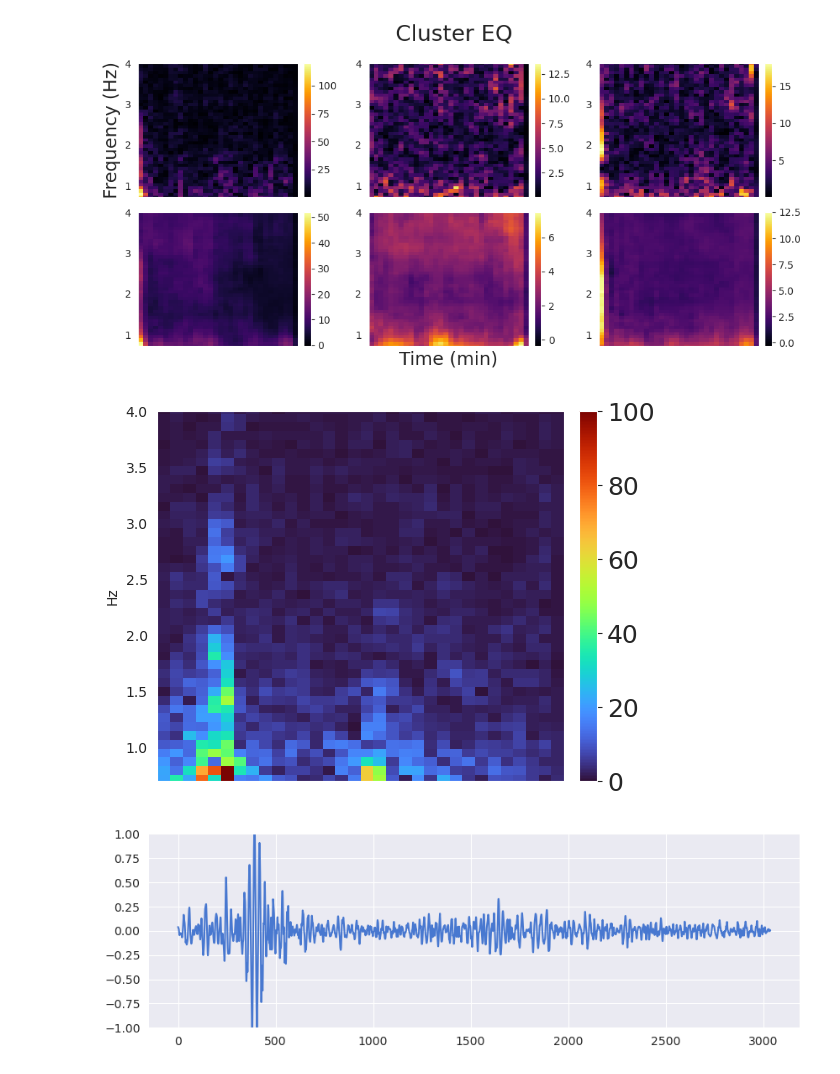
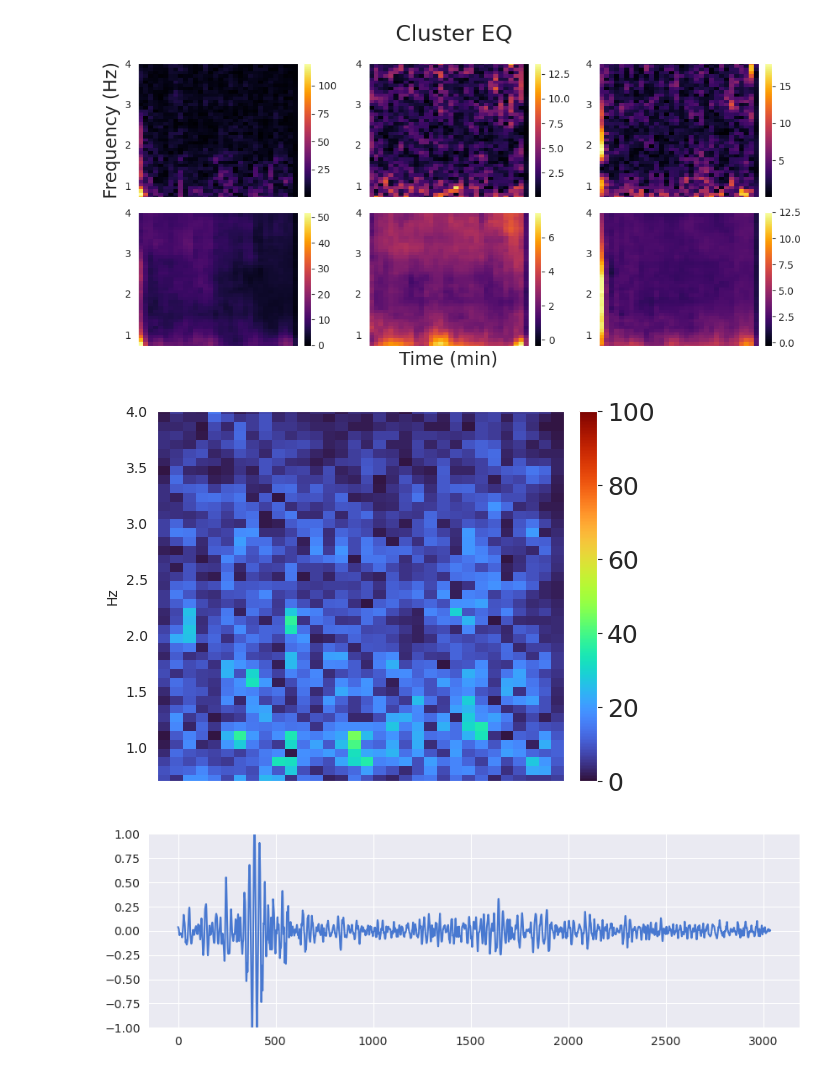
Before and after one commit to haykalmhs/AnakKrakatauEWSFinal, a Jupyter notebook: notebook/3. Autoencoder DEC.ipynb, the cells around one changed output. Drawn from its saved outputs; the diff is of its cells as text; code cells hidden in the pictures.

```diff
--- a/notebook/3. Autoencoder DEC.ipynb
+++ b/notebook/3. Autoencoder DEC.ipynb
@@ -1548,15 +1540,15 @@ plt.tight_layout()
 # %%
 ax1 = fig.add_subplot(spec[0, 0])
 
-librosa.display.specshow(data[1304, :, :, 0], cmap='turbo', y_axis='linear', sr=20, vmin=0, vmax=100)
+librosa.display.specshow(data[150, :, :, 0], cmap='turbo', y_axis='linear', sr=20, vmin=0, vmax=100)
 cbar= plt.colorbar(pad= 0.03)
 cbar.ax.tick_params(labelsize=18, rotation=0)
 plt.ylim(0.7, 4)
 
 ax1.set(ylabel=None)
 plt.show()
 # %% [output]
-[figure, old version]
+[figure, new version]
 # %%
 import matplotlib.pyplot as plt
 import librosa
```
Also changed, not shown: parts of 9 cells of this notebook, 2 other files.
